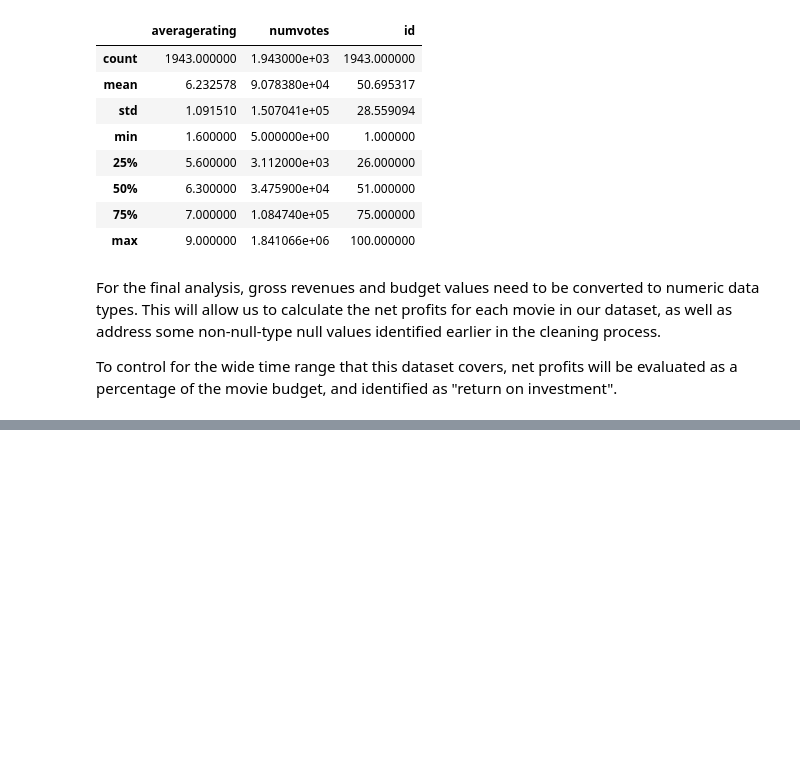
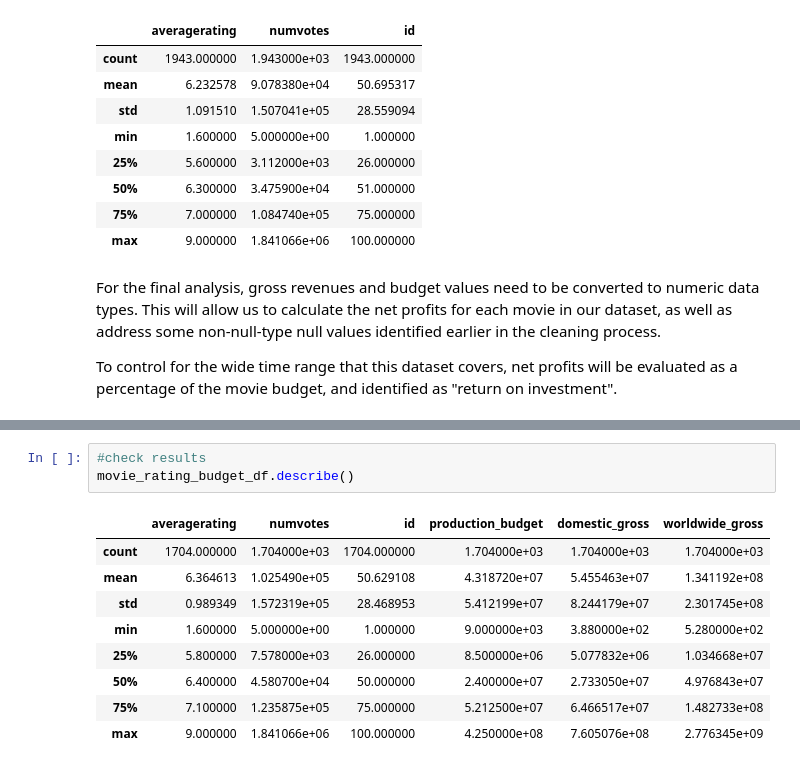
Before and after one commit to anita-camlic/Movie_Studio_Analysis, a Jupyter notebook: movie_budget_analysis.ipynb, the cells around one changed output, grey strips where cells are left out. Drawn from its saved outputs; the diff is of its cells as text; blank space fills up the shorter version.

```diff
--- a/movie_budget_analysis.ipynb
+++ b/movie_budget_analysis.ipynb
@@ -191,0 +225,13 @@ To control for the wide time range that this dataset covers, net profits will be
+# %%
+#check results
+movie_rating_budget_df.describe()
+# %% [output]
+|  | averagerating | numvotes | id | production_budget | domestic_gross | worldwide_gross |
+| count | 1704.000000 | 1.704000e+03 | 1704.000000 | 1.704000e+03 | 1.704000e+03 | 1.704000e+03 |
+| mean | 6.364613 | 1.025490e+05 | 50.629108 | 4.318720e+07 | 5.455463e+07 | 1.341192e+08 |
+| std | 0.989349 | 1.572319e+05 | 28.468953 | 5.412199e+07 | 8.244179e+07 | 2.301745e+08 |
+| min | 1.600000 | 5.000000e+00 | 1.000000 | 9.000000e+03 | 3.880000e+02 | 5.280000e+02 |
+| 25% | 5.800000 | 7.578000e+03 | 26.000000 | 8.500000e+06 | 5.077832e+06 | 1.034668e+07 |
+| 50% | 6.400000 | 4.580700e+04 | 50.000000 | 2.400000e+07 | 2.733050e+07 | 4.976843e+07 |
+| 75% | 7.100000 | 1.235875e+05 | 75.000000 | 5.212500e+07 | 6.466517e+07 | 1.482733e+08 |
+| max | 9.000000 | 1.841066e+06 | 100.000000 | 4.250000e+08 | 7.605076e+08 | 2.776345e+09 |
```
Also changed, not shown: parts of 9 cells of this notebook.
